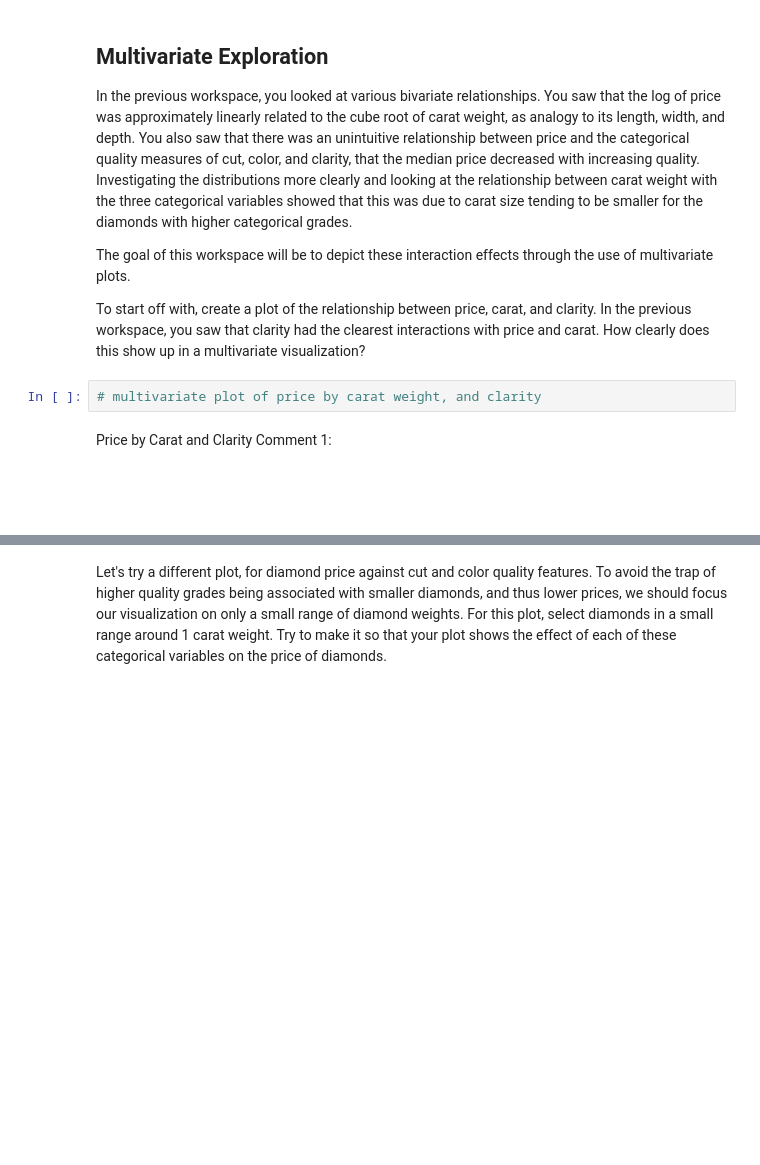
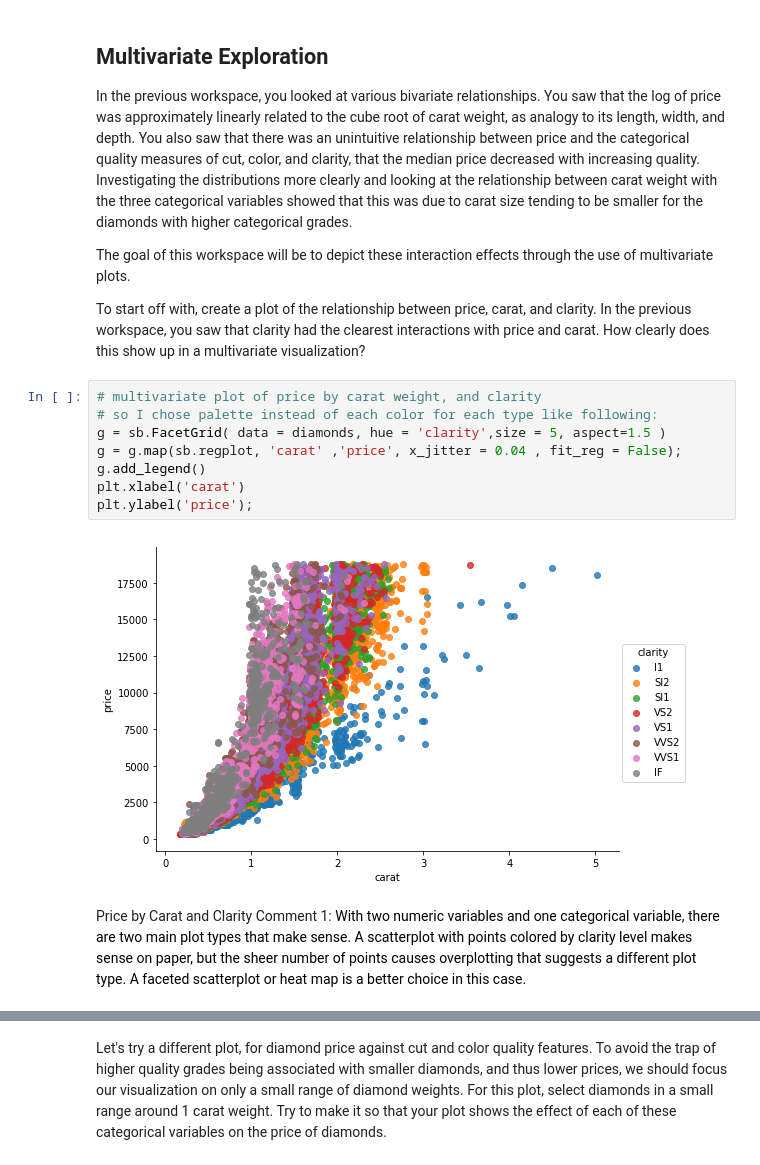
Before and after one commit to MarwaQabeel/Udacity-Data-Analyst-Nanodegree, a Jupyter notebook: Data Visualization/Visualization Case Study/Multivariate_Exploration.ipynb, the cells around one changed output, grey strips where cells are left out. Cells and saved outputs as stored; diff of their text form; blank space fills up the shorter version.

Commit message:
Multivariate exploration

```diff
--- a/Data Visualization/Visualization Case Study/Multivariate_Exploration.ipynb
+++ b/Data Visualization/Visualization Case Study/Multivariate_Exploration.ipynb
@@ -32,7 +32,15 @@ In the previous workspace, you looked at various bivariate relationships. You sa
 The goal of this workspace will be to depict these interaction effects through the use of multivariate plots.
 
 To start off with, create a plot of the relationship between price, carat, and clarity. In the previous workspace, you saw that clarity had the clearest interactions with price and carat. How clearly does this show up in a multivariate visualization?
-# %%
-# multivariate plot of price by carat weight, and clarity
+# %%
+# multivariate plot of price by carat weight, and clarity
+# so I chose palette instead of each color for each type like following:
+g = sb.FacetGrid( data = diamonds, hue = 'clarity',size = 5, aspect=1.5 )
+g = g.map(sb.regplot, 'carat' ,'price', x_jitter = 0.04 , fit_reg = False);
+g.add_legend()
+plt.xlabel('carat')
+plt.ylabel('price');
+# %% [output]
+[figure, added]
 # %% [markdown]
-Price by Carat and Clarity Comment 1: <span style="color:white">With two numeric variables and one categorical variable, there are two main plot types that make sense. A scatterplot with points colored by clarity level makes sense on paper, but the sheer number of points causes overplotting that suggests a different plot type. A faceted scatterplot or heat map is a better choice in this case.</span>
+Price by Carat and Clarity Comment 1: <span style="color:black">With two numeric variables and one categorical variable, there are two main plot types that make sense. A scatterplot with points colored by clarity level makes sense on paper, but the sheer number of points causes overplotting that suggests a different plot type. A faceted scatterplot or heat map is a better choice in this case.</span>
```
Also changed, not shown: parts of 8 cells of this notebook.
